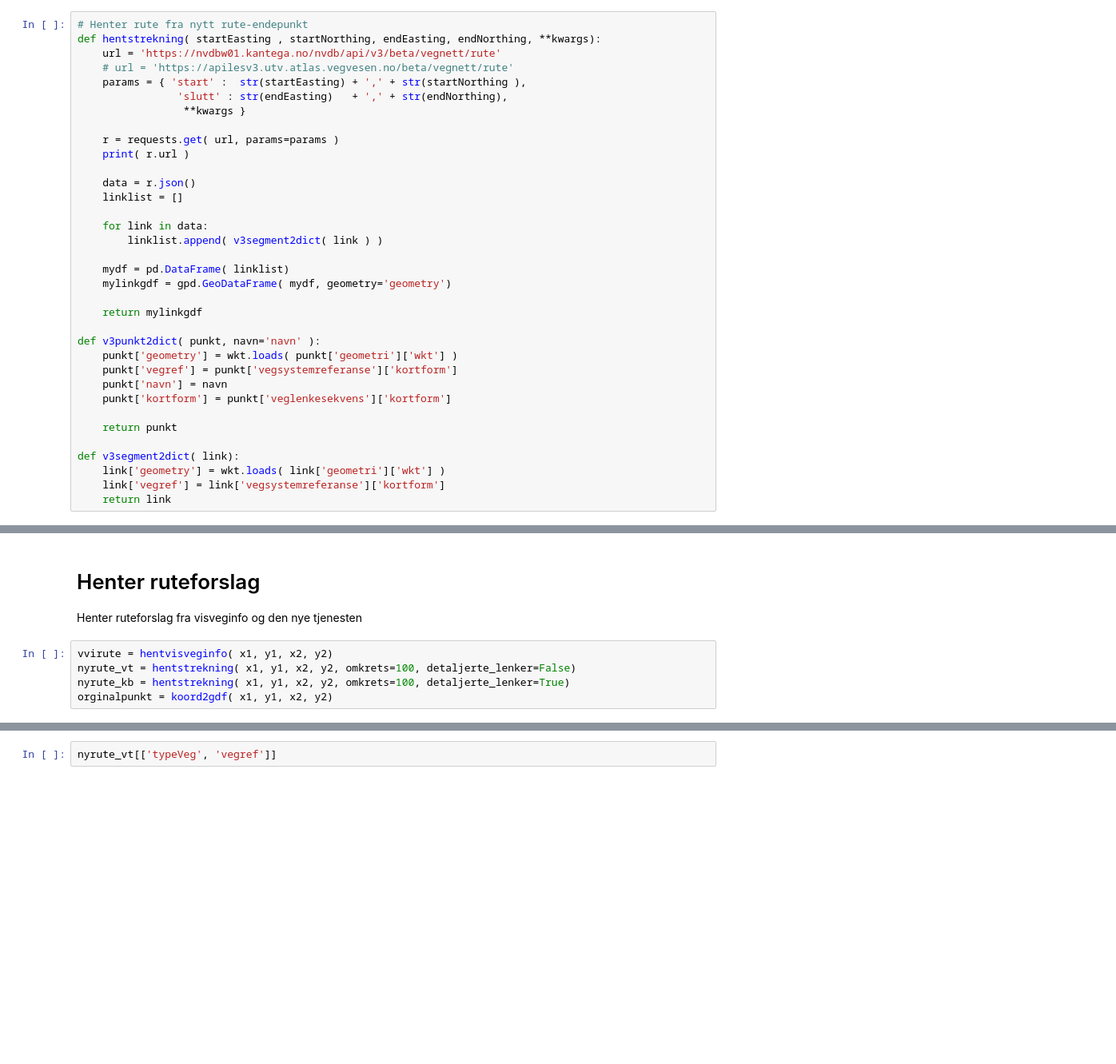
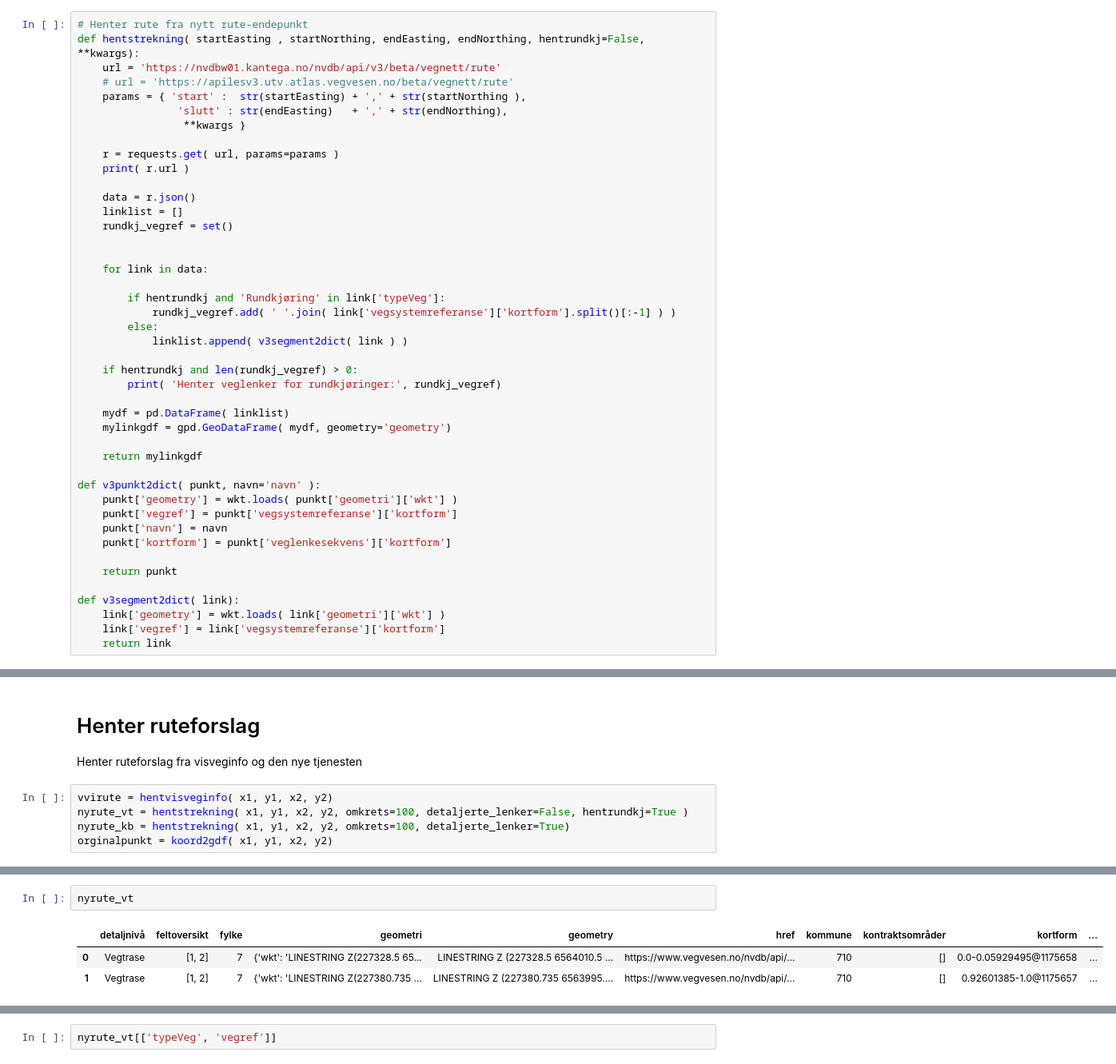
Before and after one commit to LtGlahn/ltglahn.github.io, a Jupyter notebook: vegnettbetatest/testrutestedfesting.ipynb, the cells around one changed output, grey strips where cells are left out. Shown at 80% size. Saved outputs shown, nothing was run; the diff lists cells and outputs as text; blank space fills up the shorter version.

```diff
--- a/vegnettbetatest/testrutestedfesting.ipynb
+++ b/vegnettbetatest/testrutestedfesting.ipynb
@@ -94,7 +97,7 @@ def punkt2dict(x, y, navn  ):
     return retval
 # %%
 # Henter rute fra nytt rute-endepunkt
-def hentstrekning( startEasting , startNorthing, endEasting, endNorthing, **kwargs):
+def hentstrekning( startEasting , startNorthing, endEasting, endNorthing, hentrundkj=False, **kwargs):
     url = 'https://nvdbw01.kantega.no/nvdb/api/v3/beta/vegnett/rute'
     # url = 'https://apilesv3.utv.atlas.vegvesen.no/beta/vegnett/rute'
     params = { 'start' :  str(startEasting) + ',' + str(startNorthing ),
@@ -106,9 +109,18 @@ def hentstrekning( startEasting , startNorthing, endEasting, endNorthing, **kwar
 
     data = r.json()
     linklist = []
+    rundkj_vegref = set()
+
 
     for link in data:
-        linklist.append( v3segment2dict( link ) )
+
+        if hentrundkj and 'Rundkjøring' in link['typeVeg']:
+            rundkj_vegref.add( ' '.join( link['vegsystemreferanse']['kortform'].split()[:-1] ) )
+        else:
+            linklist.append( v3segment2dict( link ) )
+
+    if hentrundkj and len(rundkj_vegref) > 0:
+        print( 'Henter veglenker for rundkjøringer:', rundkj_vegref)
 
     mydf = pd.DataFrame( linklist)
     mylinkgdf = gpd.GeoDataFrame( mydf, geometry='geometry')
@@ -171,7 +183,7 @@ y2=6563997.188293161
 Henter ruteforslag fra visveginfo og den nye tjenesten
 # %%
 vvirute = hentvisveginfo( x1, y1, x2, y2)
-nyrute_vt = hentstrekning( x1, y1, x2, y2, omkrets=100, detaljerte_lenker=False)
+nyrute_vt = hentstrekning( x1, y1, x2, y2, omkrets=100, detaljerte_lenker=False, hentrundkj=True )
 nyrute_kb = hentstrekning( x1, y1, x2, y2, omkrets=100, detaljerte_lenker=True)
 orginalpunkt = koord2gdf( x1, y1, x2, y2)
 # %% [output]
@@ -179 +192,7 @@ https://nvdbw01.kantega.no/nvdb/api/v3/beta/vegnett/rute?start=227302.0343272856
 https://nvdbw01.kantega.no/nvdb/api/v3/beta/vegnett/rute?start=227302.03432728566%2C6564019.459212849&slutt=227381.15034680913%2C6563997.188293161&omkrets=100&detaljerte_lenker=True
+# %%
+nyrute_vt
+# %% [output]
+|  | detaljnivå | feltoversikt | fylke | geometri | geometry | href | kommune | kontraktsområder | kortform | ... |
+| 0 | Vegtrase | [1, 2] | 7 | {'wkt': 'LINESTRING Z(227328.5 65... | LINESTRING Z (227328.5 6564010.5 ... | https://www.vegvesen.no/nvdb/api/... | 710 | [] | 0.0-0.05929495@1175658 | ... |
+| 1 | Vegtrase | [1, 2] | 7 | {'wkt': 'LINESTRING Z(227380.735 ... | LINESTRING Z (227380.735 6563995.... | https://www.vegvesen.no/nvdb/api/... | 710 | [] | 0.92601385-1.0@1175657 | ... |
```
Also changed, not shown: parts of 4 cells of this notebook, 3 other files.
